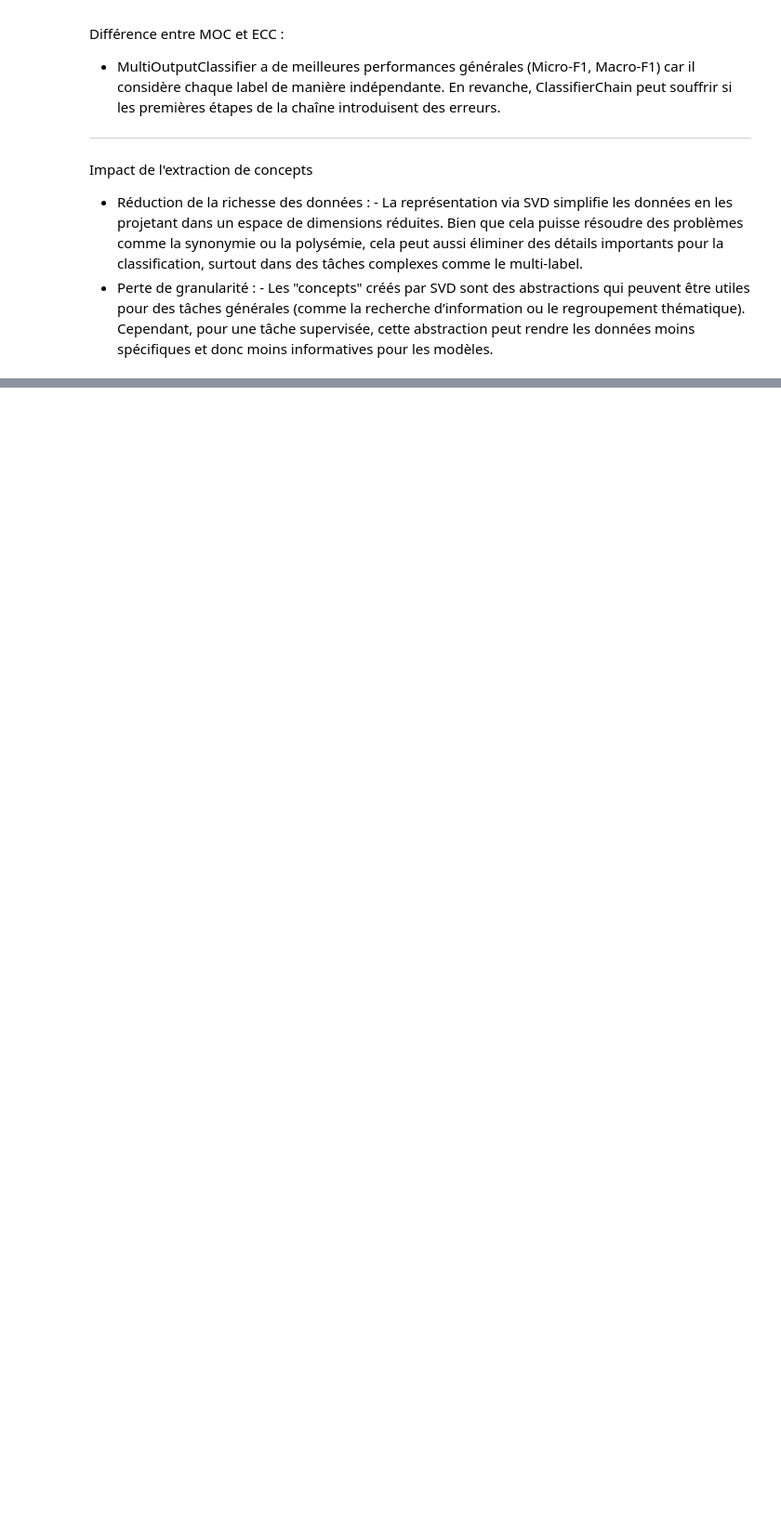
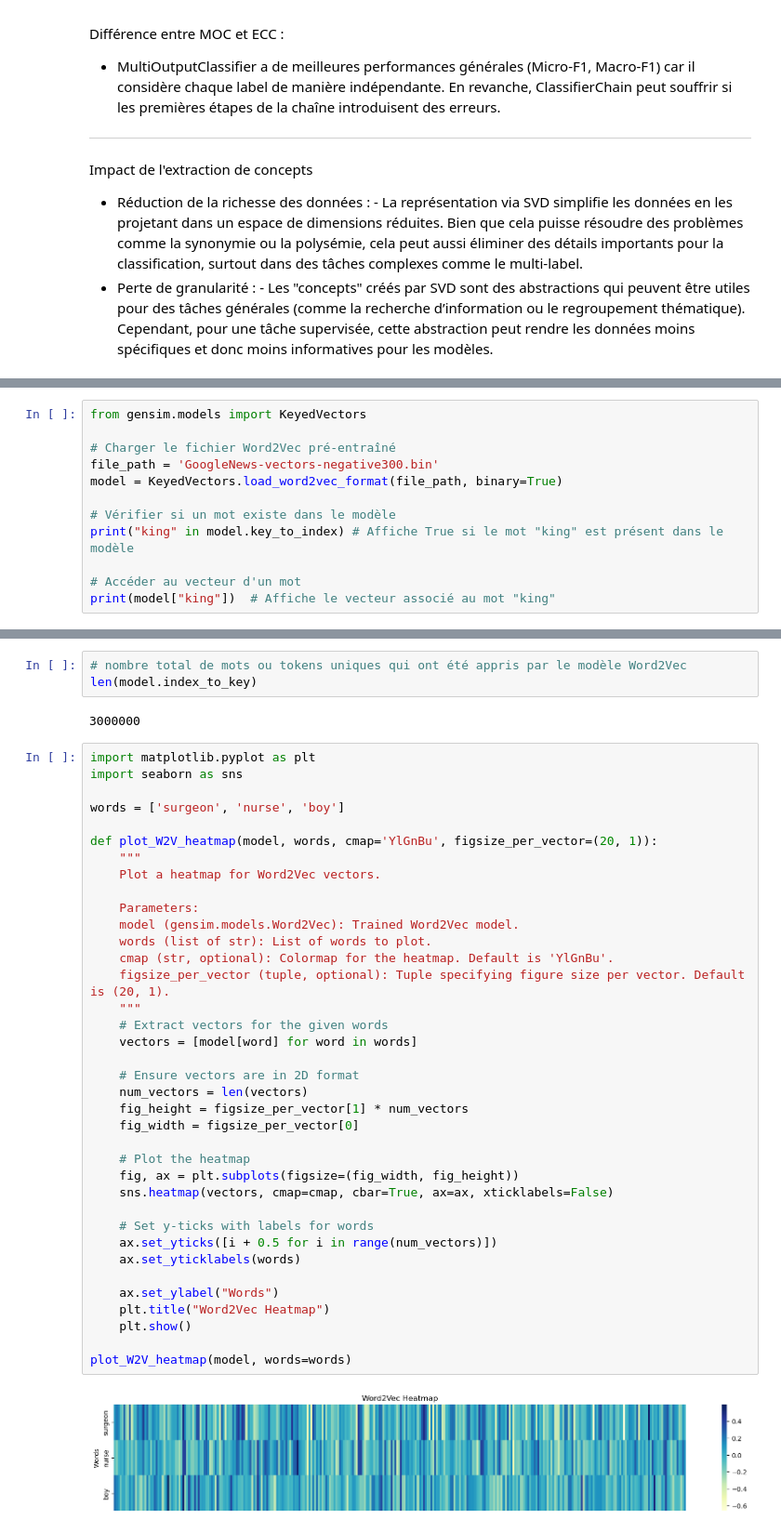
Before and after one commit to jdutel42/TAA, a Jupyter notebook: TP/TP2_MLL_NLP/TAA_TP2.ipynb, the cells around one changed output, grey strips where cells are left out. Shown at 93% size. Saved outputs shown, nothing was run; the diff lists cells and outputs as text; blank space fills up the shorter version.

```diff
--- a/TP/TP2_MLL_NLP/TAA_TP2.ipynb
+++ b/TP/TP2_MLL_NLP/TAA_TP2.ipynb
@@ -207,0 +453,12 @@ Impact de l'extraction de concepts
+# %%
+from gensim.models import KeyedVectors
+
+# Charger le fichier Word2Vec pré-entraîné
+file_path = 'GoogleNews-vectors-negative300.bin'
+model = KeyedVectors.load_word2vec_format(file_path, binary=True)
+
+# Vérifier si un mot existe dans le modèle
+print("king" in model.key_to_index) # Affiche True si le mot "king" est présent dans le modèle
+
+# Accéder au vecteur d'un mot
+print(model["king"])  # Affiche le vecteur associé au mot "king"
@@ -207,0 +483,44 @@ Impact de l'extraction de concepts
+# %%
+# nombre total de mots ou tokens uniques qui ont été appris par le modèle Word2Vec
+len(model.index_to_key)
+# %% [output]
+3000000
+# %%
+import matplotlib.pyplot as plt
+import seaborn as sns
+
+words = ['surgeon', 'nurse', 'boy']
+
+def plot_W2V_heatmap(model, words, cmap='YlGnBu', figsize_per_vector=(20, 1)):
+    """
+    Plot a heatmap for Word2Vec vectors.
+
+    Parameters:
+    model (gensim.models.Word2Vec): Trained Word2Vec model.
+    words (list of str): List of words to plot.
+    cmap (str, optional): Colormap for the heatmap. Default is 'YlGnBu'.
+    figsize_per_vector (tuple, optional): Tuple specifying figure size per vector. Default is (20, 1).
+    """
+    # Extract vectors for the given words
+    vectors = [model[word] for word in words]
+
+    # Ensure vectors are in 2D format
+    num_vectors = len(vectors)
+    fig_height = figsize_per_vector[1] * num_vectors
+    fig_width = figsize_per_vector[0]
+
+    # Plot the heatmap
+    fig, ax = plt.subplots(figsize=(fig_width, fig_height))
+    sns.heatmap(vectors, cmap=cmap, cbar=True, ax=ax, xticklabels=False)
+
+    # Set y-ticks with labels for words
+    ax.set_yticks([i + 0.5 for i in range(num_vectors)])
+    ax.set_yticklabels(words)
+
+    ax.set_ylabel("Words")
+    plt.title("Word2Vec Heatmap")
+    plt.show()
+
+plot_W2V_heatmap(model, words=words)
+# %% [output]
+[figure, added]
```
Also changed, not shown: parts of 52 cells of this notebook, 5 other files.
